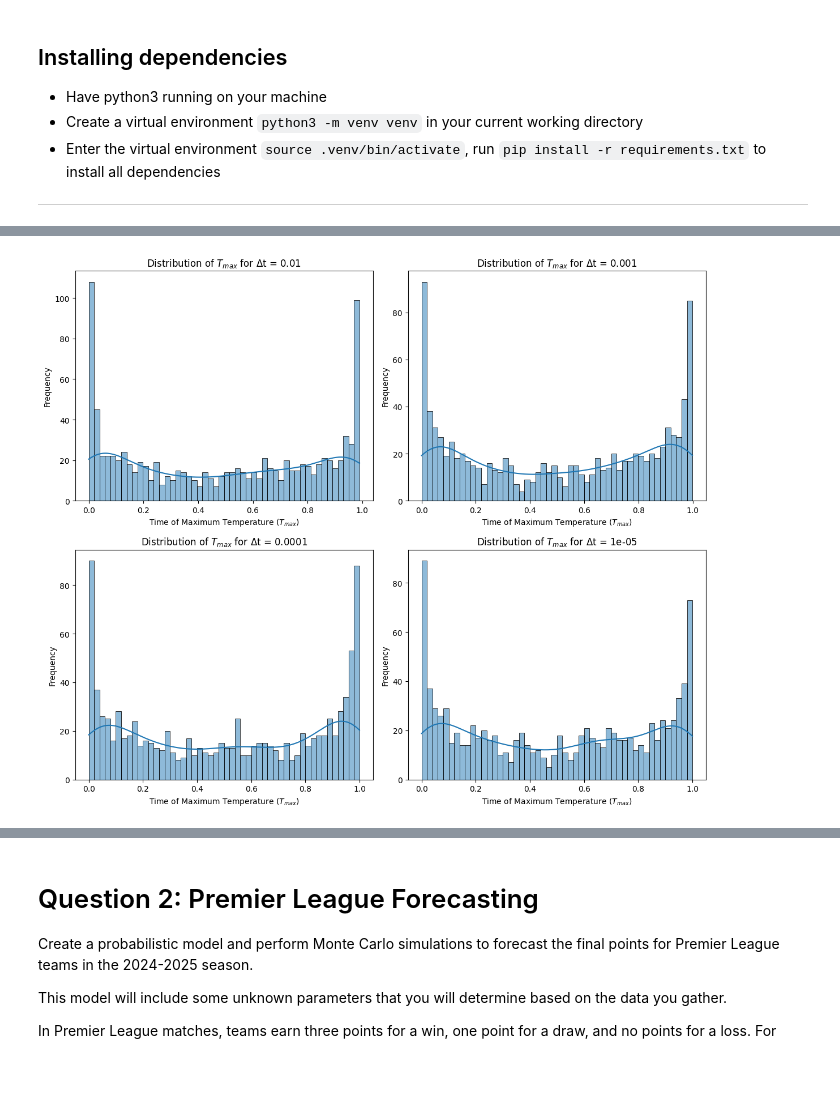
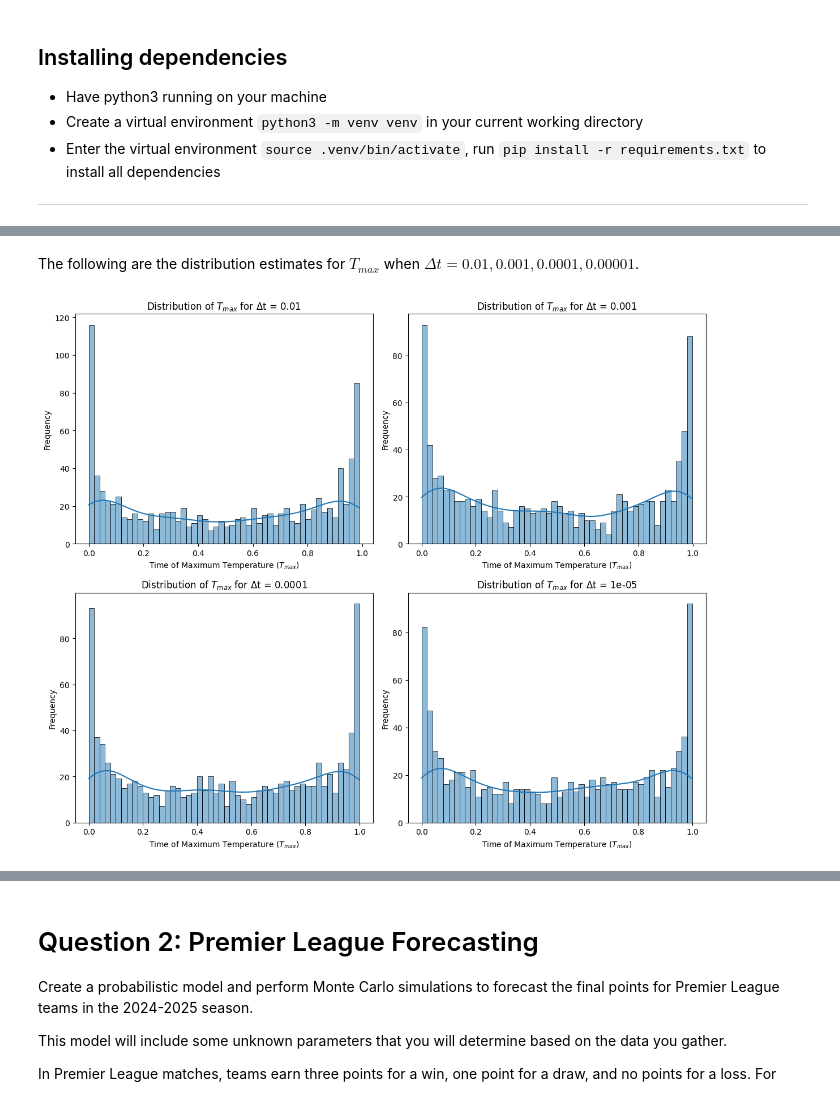
Before and after one commit to ZichengLiang/JLLA_Probablity, a Jupyter notebook: JLLA.ipynb, the cells around one changed output, grey strips where cells are left out. Drawn from its saved outputs; the diff is of its cells as text; code cells hidden in the pictures; blank space fills up the shorter version.

```diff
--- a/JLLA.ipynb
+++ b/JLLA.ipynb
@@ -61,13 +69,13 @@ Text(0, 0.5, 'Frequency')
 # %%
 deltaTs = [0.01, 0.001, 0.0001, 0.00001]
+P_values = [get_P(delta_t) for delta_t in deltaTs]
 # %%
 fig, axes = plt.subplots(2, 2, figsize=(12, 10))
 axes = axes.flatten()
 
-for idx, delta_t in enumerate(deltaTs):
-    P_values = get_P(delta_t)
-    sns.histplot(P_values, kde=True, bins=50, ax=axes[idx])
-    axes[idx].set_title(f'Distribution of P for Δt = {delta_t}')
+for idx, P_value in enumerate(P_values):
+    sns.histplot(P_value, kde=True, bins=50, ax=axes[idx])
+    axes[idx].set_title(f'Distribution of P for Δt = {deltaTs[idx]}')
     axes[idx].set_xlabel('Proportion of Time X(t) > 0 (P)')
     axes[idx].set_ylabel('Frequency')
 
@@ -109,15 +115,18 @@ Text(0, 0.5, 'Frequency')
+# %%
+Tmax_values = [get_Tmax(delta_t) for delta_t in deltaTs]
+# %% [markdown]
+The following are the distribution estimates for $T_{max}$ when $\Delta t = 0.01, 0.001, 0.0001, 0.00001$.
 # %%
 fig, axes = plt.subplots(2, 2, figsize=(12, 10))
 axes = axes.flatten()
 
-for idx, delta_t in enumerate(deltaTs):
-    Tmax_values = get_Tmax(delta_t)
-    sns.histplot(Tmax_values, kde=True, bins=50, ax=axes[idx])
-    axes[idx].set_title(f'Distribution of $T_{{max}}$ for Δt = {delta_t}')
+for idx, Tmax_value in enumerate(Tmax_values):
+    sns.histplot(Tmax_value, kde=True, bins=50, ax=axes[idx])
+    axes[idx].set_title(f'Distribution of $T_{{max}}$ for Δt = {deltaTs[idx]}')
     axes[idx].set_xlabel('Time of Maximum Temperature ($T_{max}$)')
     axes[idx].set_ylabel('Frequency')
 
 plt.tight_layout()
 plt.show()
 # %% [output]
-[figure, old version]
+[figure, new version]
```
Also changed, not shown: parts of 18 cells of this notebook.
